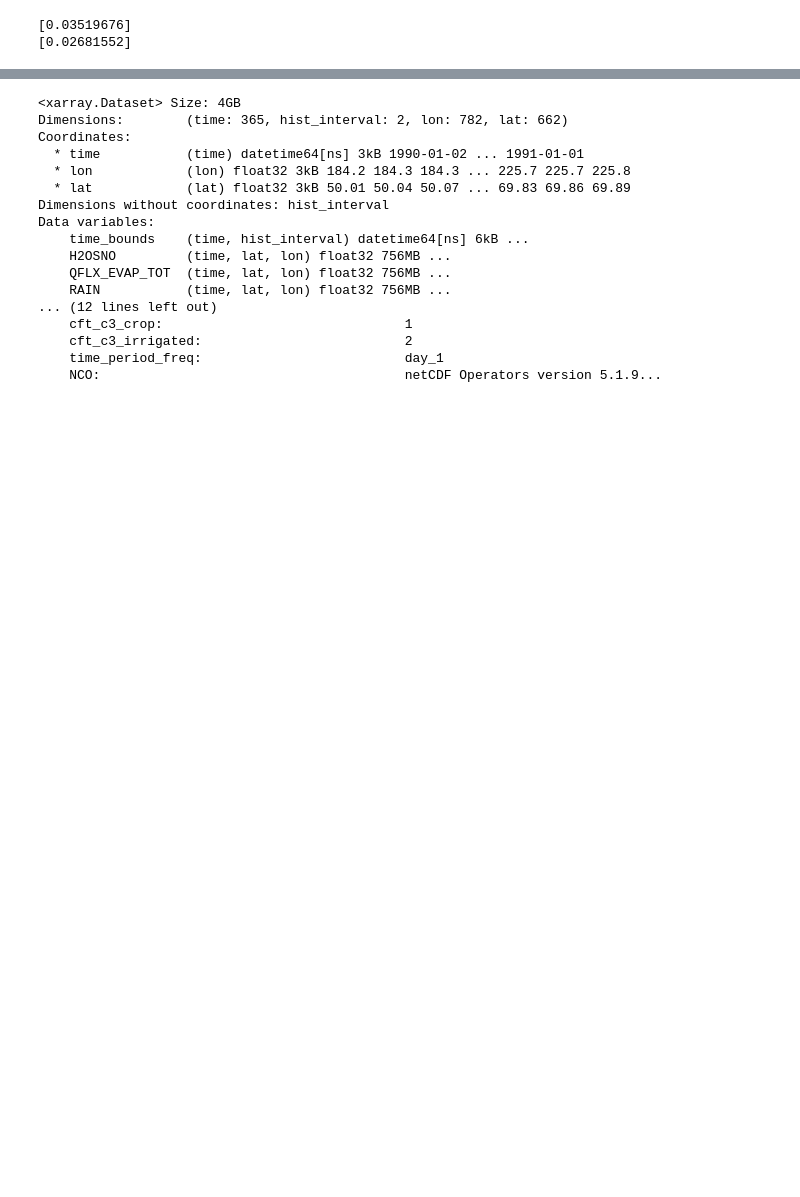
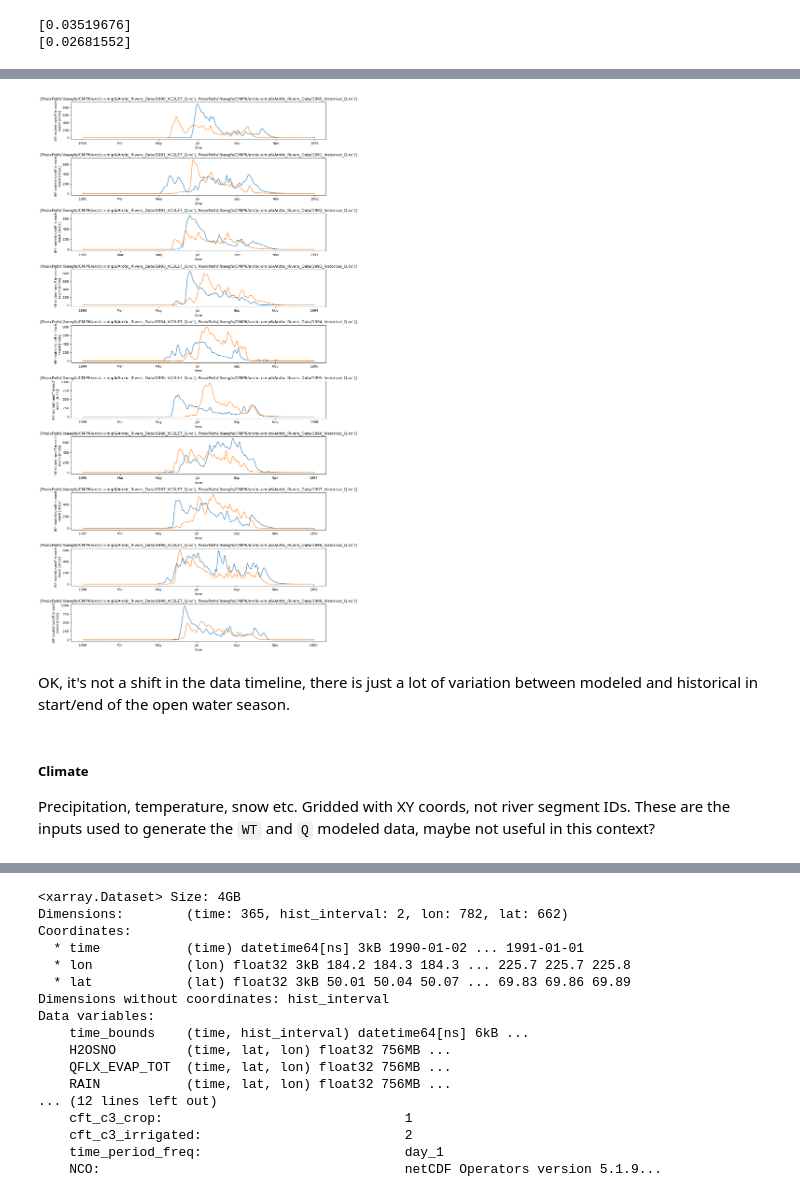
Before and after one commit to ua-snap/arctic_rivers, a Jupyter notebook: arctic_rivers_eda.ipynb, the cells around one changed output, grey strips where cells are left out. Cells and saved outputs as stored; diff of their text form; code cells hidden in the pictures; blank space fills up the shorter version.

```diff
--- a/arctic_rivers_eda.ipynb
+++ b/arctic_rivers_eda.ipynb
@@ -6,0 +42,7 @@ from pathlib import Path
+# %%
+years, models_, variables_ = zip(*[fp.name.split(".")[0].split("_") for fp in fps])
+models = list(set(models_))
+variables = list(set(variables_))
+print(f"year -- first year: {min(years)}, last year: {max(years)}")
+print(f"models: {sorted(set(models))}")
+print(f"scenarios: {set(variables)}")
@@ -128,0 +282,5 @@ Data variables:
+# %%
+fps_90s = list(data_dir.glob('199*hC2LE7_Q.nc'))
+hist_90s = list(data_dir.glob('199*historical_Q.nc'))
+fps_90s += hist_90s
+fps_90s
@@ -128,0 +308,21 @@ Data variables:
+# %%
+fig, axes = plt.subplots(10, 1, figsize=(12, 24), sharex=False)
+
+
+for year, ax in zip(range(1990, 2000), range(10)):
+    yearly_fps = [fp for fp in fps_90s if str(year) in fp.name]
+    for yearly_fp in yearly_fps:
+        q_modeled = xr.open_dataset(yearly_fp)
+        q_modeled['IRFroutedRunoff'].sel(seg=81000076).plot(ax=axes[ax])
+    axes[ax].set_title(yearly_fps)
+
+plt.tight_layout()
+plt.show()
+# %% [output]
+[figure, added]
+# %% [markdown]
+OK, it's not a shift in the data timeline, there is just a lot of variation between modeled and historical in start/end of the open water season.
+# %% [markdown]
+##### Climate
+Precipitation, temperature, snow etc. Gridded with XY coords, not river segment IDs.
+These are the inputs used to generate the `WT` and `Q` modeled data, maybe not useful in this context?
```
Also changed, not shown: parts of 44 cells of this notebook.
